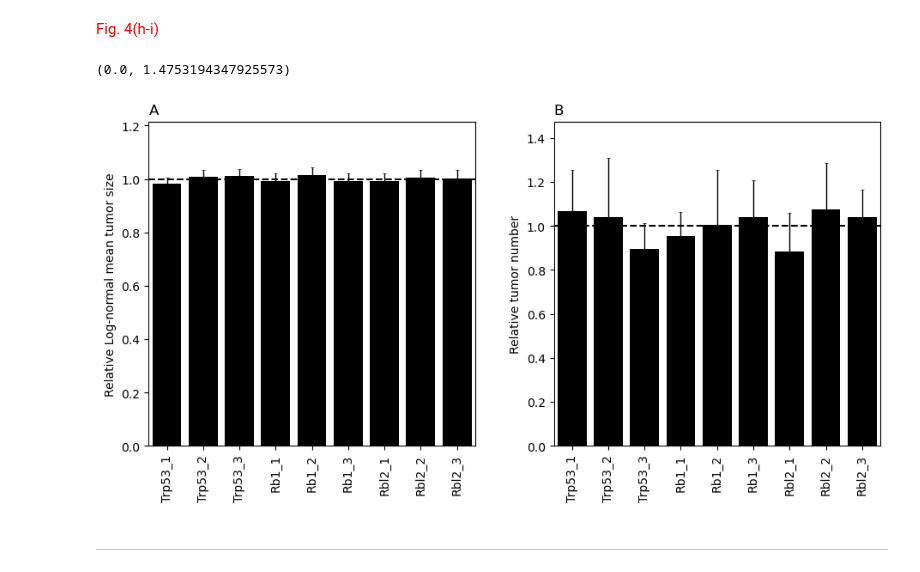
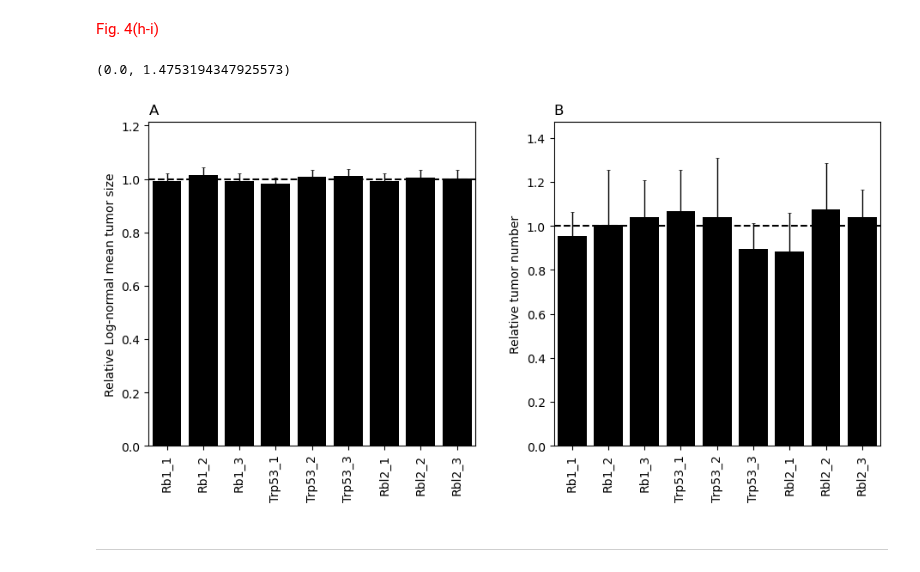
Before and after one commit to JasperXuEvolution/Efficient-and-multiplexed-somatic-genome-editing-with-Cas12a-mice, a Jupyter notebook: Figure_Plot/PDAC-OncNeg-SCLC-gRNA_effect-Plot.ipynb, the cells around one changed output. Cells and saved outputs as stored; diff of their text form; code cells hidden in the pictures.

```diff
--- a/Figure_Plot/PDAC-OncNeg-SCLC-gRNA_effect-Plot.ipynb
+++ b/Figure_Plot/PDAC-OncNeg-SCLC-gRNA_effect-Plot.ipynb
@@ -210,8 +214,15 @@ ax1.set_ylim(temp_min_y2,temp_max_y2)
 # %%
 temp_focal_exp = 'SCLC'
 focal_g = 'Cas12a'
-single_gRNA_df1 = single_gRNA_df[(single_gRNA_df.Experiment==temp_focal_exp)&(single_gRNA_df.Mouse_genotype==focal_g)]
+single_gRNA_df1 = single_gRNA_df[(single_gRNA_df.Experiment==temp_focal_exp)&(single_gRNA_df.Mouse_genotype==focal_g)].copy()
 all_data_df1 = all_data_df[(all_data_df.Experiment==temp_focal_exp)&(all_data_df.Mouse_genotype==focal_g)]
+# %%
+single_gRNA_df1['Gene'] = single_gRNA_df1['Guide'].apply(lambda x: x.split('_')[0])
+# Define the desired order
+custom_order = ['Rb1', 'Trp53', 'Rbl2']
+
+# Convert Gene column to categorical type with the specified order
+single_gRNA_df1['Gene'] = pd.Categorical(single_gRNA_df1['Gene'], categories=custom_order, ordered=True)
 # %% [markdown]
 ### 6.1 Single position at a time
 # %% [markdown]
@@ -230,8 +241,9 @@ fig1 = plt.figure(figsize=input_size)
 # set the first panel axis
 ax1=fig1.add_subplot(gs[:5, 0:5])
 trait_of_interest = 'LN_mean_relative'
+bt_trait = f'{trait_of_interest}_bootstrap_median'
 ix = 'Guide'
-temp_df = single_gRNA_df1.sort_values(by=['Position',ix])
+temp_df = single_gRNA_df1.sort_values(by=['Gene',ix])
 # y label name
 temp_y_label_name = 'Relative Log-normal mean tumor size'
 temp_x_label_name = 'Target gene'
@@ -240,8 +252,8 @@ temp_min_y1 = 0
 temp_max_y1 = temp_df[trait_of_interest].max()+0.2
 
 
-ax1.errorbar(temp_df[ix], temp_df[trait_of_interest],
-             yerr = [temp_df[trait_of_interest]-temp_df[trait_of_interest+'_2.5P'],temp_df[trait_of_interest+'_97.5P']-temp_df[trait_of_interest]],
+ax1.errorbar(temp_df[ix], temp_df[bt_trait],
+             yerr = [temp_df[bt_trait]-temp_df[trait_of_interest+'_2.5P'],temp_df[trait_of_interest+'_97.5P']-temp_df[bt_trait]],
              linestyle='', c = 'black', elinewidth=1, ecolor='black', capsize=1.5, capthick=0.5)
 sns.barplot(x=temp_df[ix], y=temp_df[trait_of_interest], data=temp_df, ax = ax1, color='Black',dodge=False)
 # add control axis
@@ -255,37 +267,38 @@ ax1.tick_params(axis='x', labelrotation = 90)
 
 ax1.set_title('A', loc ='Left')
 ax1.set_ylim(temp_min_y1,temp_max_y1)
 
 ###
 ax1=fig1.add_subplot(gs[:5, 6:11])
 trait_of_interest = 'TTN_normalized_relative'
+bt_trait = f'{trait_of_interest}_bootstrap_median'
 ix = 'Guide'
-temp_df = single_gRNA_df1.sort_values(by=['Position',ix])
+temp_df = single_gRNA_df1.sort_values(by=['Gene',ix])
 # y label name
 temp_y_label_name = 'Relative tumor number'
 temp_x_label_name = 'Target gene'
 
 temp_min_y2 = 0
 temp_max_y2 = temp_df[trait_of_interest].max()+0.4
 
-ax1.errorbar(temp_df[ix], temp_df[trait_of_interest],
-             yerr = [temp_df[trait_of_interest]-temp_df[trait_of_interest+'_2.5P'],temp_df[trait_of_interest+'_97.5P']-temp_df[trait_of_interest]],
+ax1.errorbar(temp_df[ix], temp_df[bt_trait],
+             yerr = [temp_df[bt_trait]-temp_df[trait_of_interest+'_2.5P'],temp_df[trait_of_interest+'_97.5P']-temp_df[bt_trait]],
              linestyle='', c = 'black', elinewidth=1, ecolor='black', capsize=1.5, capthick=0.5)
 sns.barplot(x=temp_df[ix], y=temp_df[trait_of_interest], data=temp_df, ax = ax1, color='Black',dodge=False)
 # add control axis
 ax1.axhline(y=1,color='black', linestyle='--')
 # manipulate axes scale, label and tick
 # set x,y axis label
 ax1.set_xlabel(None)
 ax1.set_ylabel(temp_y_label_name)
 # Rotate x ticklabel orientation
 ax1.tick_params(axis='x', labelrotation = 90)
 
 ax1.set_title('B', loc ='Left')
 ax1.set_ylim(temp_min_y2,temp_max_y2)
 # %% [output]
 (0.0, 1.4753194347925573)
-[figure, old version]
+[figure, new version]
 # %% [markdown]
 ---
 # %% [markdown]
```
Also changed, not shown: parts of 5 cells of this notebook.
